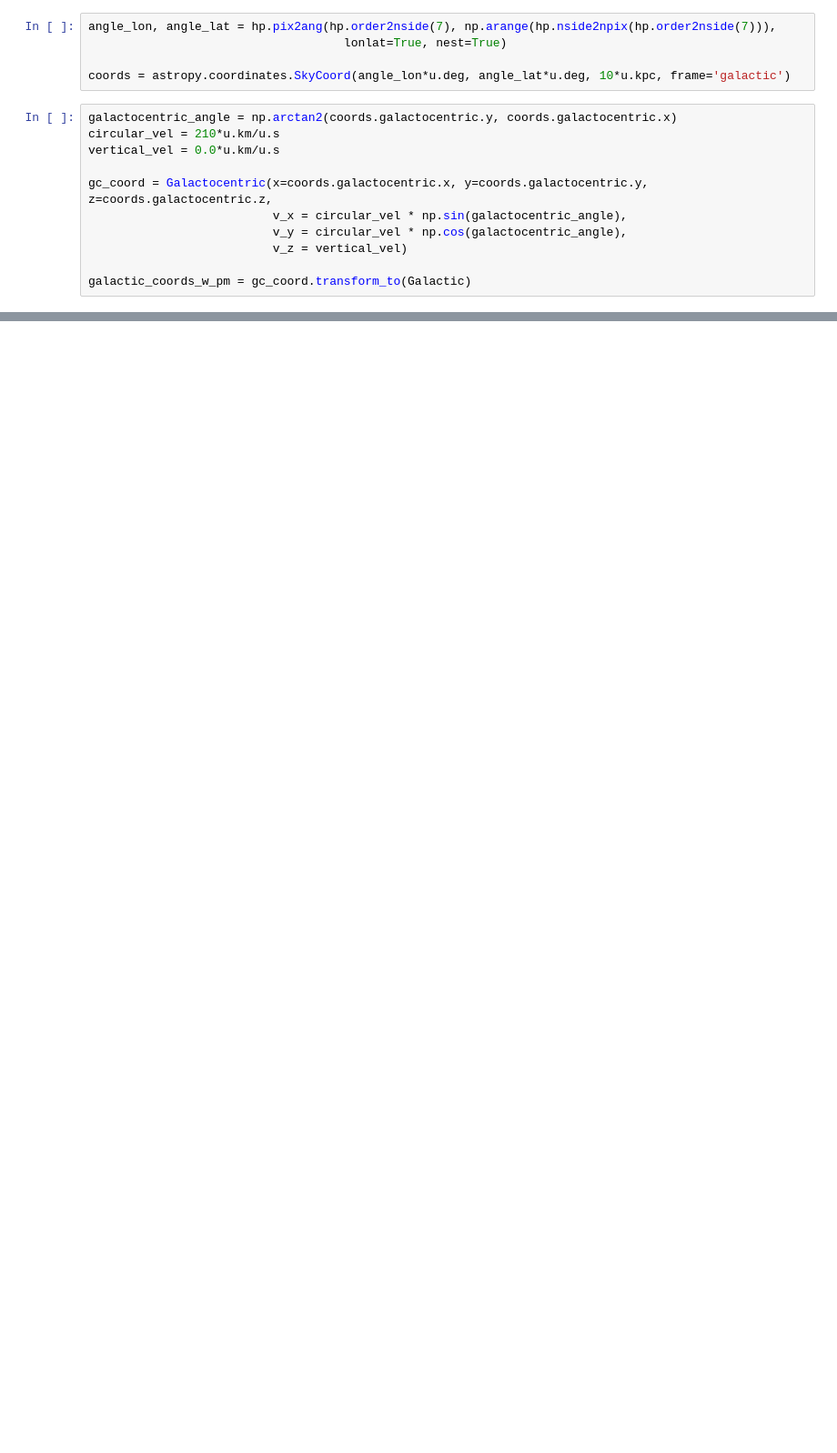
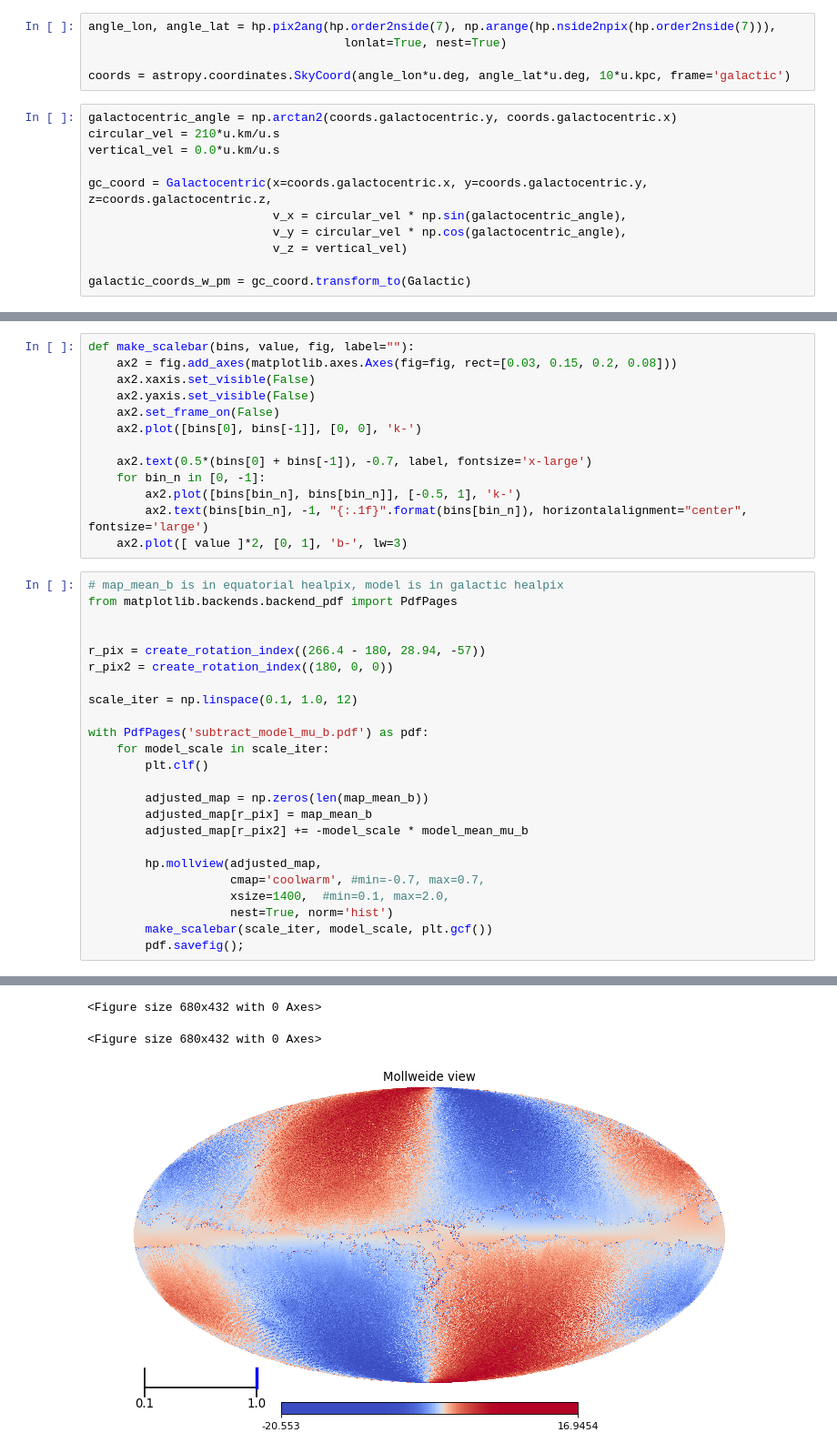
Before and after one commit to ctslater/gaia_experiments, a Jupyter notebook: model_mu_b.ipynb, the cells around one changed output, grey strips where cells are left out. Shown at 91% size. Cells and saved outputs as stored; diff of their text form; blank space fills up the shorter version.

```diff
--- a/model_mu_b.ipynb
+++ b/model_mu_b.ipynb
@@ -48,0 +74,38 @@ hp.mollview(galactic_coords_w_pm.pm_b.to_value(),
+# %%
+def make_scalebar(bins, value, fig, label=""):
+    ax2 = fig.add_axes(matplotlib.axes.Axes(fig=fig, rect=[0.03, 0.15, 0.2, 0.08]))
+    ax2.xaxis.set_visible(False)
+    ax2.yaxis.set_visible(False)
+    ax2.set_frame_on(False)
+    ax2.plot([bins[0], bins[-1]], [0, 0], 'k-')
+
+    ax2.text(0.5*(bins[0] + bins[-1]), -0.7, label, fontsize='x-large')
+    for bin_n in [0, -1]:
+        ax2.plot([bins[bin_n], bins[bin_n]], [-0.5, 1], 'k-')
+        ax2.text(bins[bin_n], -1, "{:.1f}".format(bins[bin_n]), horizontalalignment="center", fontsize='large')
+    ax2.plot([ value ]*2, [0, 1], 'b-', lw=3)
+# %%
+# map_mean_b is in equatorial healpix, model is in galactic healpix
+from matplotlib.backends.backend_pdf import PdfPages
+
+
+r_pix = create_rotation_index((266.4 - 180, 28.94, -57))
+r_pix2 = create_rotation_index((180, 0, 0))
+
+scale_iter = np.linspace(0.1, 1.0, 12)
+
+with PdfPages('subtract_model_mu_b.pdf') as pdf:
+    for model_scale in scale_iter:
+        plt.clf()
+
+        adjusted_map = np.zeros(len(map_mean_b))
+        adjusted_map[r_pix] = map_mean_b
+        adjusted_map[r_pix2] += -model_scale * model_mean_mu_b
+
+        hp.mollview(adjusted_map,
+                    cmap='coolwarm', #min=-0.7, max=0.7,
+                    xsize=1400,  #min=0.1, max=2.0,
+                    nest=True, norm='hist')
+        make_scalebar(scale_iter, model_scale, plt.gcf())
+        pdf.savefig();
+# %% [output]
@@ -49 +122,4 @@ hp.mollview(galactic_coords_w_pm.pm_b.to_value(),
+<Figure size 680x432 with 0 Axes>
+<Figure size 680x432 with 0 Axes>
+[figure, added]
 # %%
```
Also changed, not shown: parts of 7 cells of this notebook, 3 other files.
